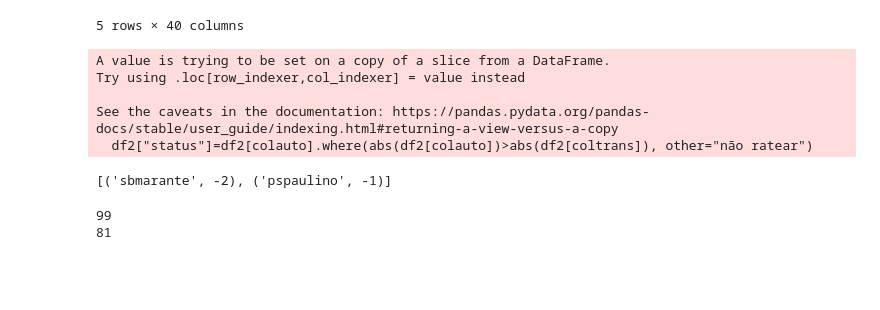
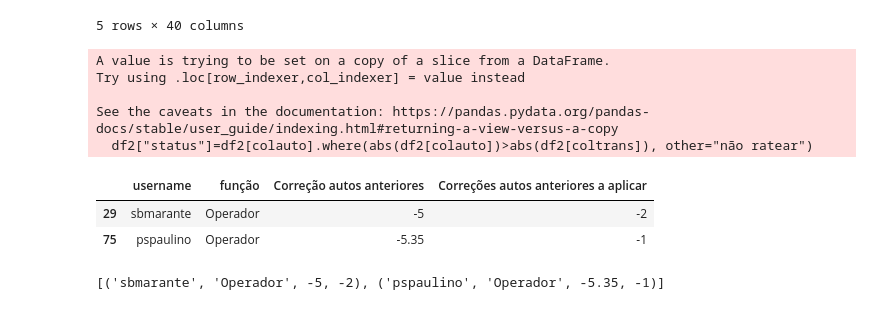
Before and after one commit to josepmatias/ONE, a Jupyter notebook: capitalização one mar 24.ipynb, the cells around one changed output. Saved outputs shown, nothing was run; the diff lists cells and outputs as text; code cells hidden in the pictures; blank space fills up the shorter version.

```diff
--- a/capitalização one mar 24.ipynb
+++ b/capitalização one mar 24.ipynb
@@ -80,45 +81,35 @@ Index(['username', 'chefe de equipa', 'função', 'parceiro', 'Activações',
 # %%
 #identificar linhas com eventos a transitar
 
 #def correcoes (df, colacti, colauto, coltrans, lista):
 def correcoes (df, colacti, colauto, coltrans):
   #df2 tem pessoas com activações, com correcções e com correcções a serem aplicadas
   df2=df.loc[(df[colacti]>0) & (df[colauto]!=0) & (df[coltrans]!=0),:]
   #df2 separa as pessoas em que se aplica a correcção total e aquelas que é preciso ratear
   df2["status"]=df2[colauto].where(abs(df2[colauto])>abs(df2[coltrans]), other="não ratear")
   df3=df2.loc[df2["status"]!="não ratear", :]
 
-  return df3[["username", coltrans]]
+  return df3[["username", "função", colauto, coltrans]]
 
 df_ajustes=correcoes(folhas_pagar2, "Activações", "Correção autos anteriores", "Correções autos anteriores a aplicar")
 
-
+df_ajustes
 #correcoes(folhas_pagar2, "Activações", "Ativação Negativa", "Ativação Negativa total a aplicar", ["username", \
 #"Activações", "Ativação Negativa", "Ativação Negativa total a aplicar"])
 # %% [output]
 A value is trying to be set on a copy of a slice from a DataFrame.
 Try using .loc[row_indexer,col_indexer] = value instead
 
 See the caveats in the documentation: https://pandas.pydata.org/pandas-docs/stable/user_guide/indexing.html#returning-a-view-versus-a-copy
   df2["status"]=df2[colauto].where(abs(df2[colauto])>abs(df2[coltrans]), other="não ratear")
+|  | username | função | Correção autos anteriores | Correções autos anteriores a aplicar |
+| 29 | sbmarante | Operador | -5 | -2 |
+| 75 | pspaulino | Operador | -5.35 | -1 |
 # %%
 #lista=df2.loc[df2["status"]!="não ratear", ["username", "Correções autos anteriores a aplicar"]].apply(lambda i: (i[0], i[1]), axis=1).tolist()
 
-lista=df_ajustes.apply(lambda i: (i[0], i[1]), axis=1).tolist()
+lista=df_ajustes.apply(lambda i: (i[0], i[1], i[2], i[3]), axis=1).tolist()
 
 lista
 # %% [output]
-[('sbmarante', -2), ('pspaulino', -1)]
+[('sbmarante', 'Operador', -5, -2), ('pspaulino', 'Operador', -5.35, -1)]
-# %%
-dici_evento={"correcção": ["Correcções marcações", "Correcções autos anteriores"]}
-
-def filtrar (df, evento, lista):
-  colunas=dici_evento.get(evento)
-  for i, j in lista:
-    print(df.loc[df["Username operador"]==i, "Username operador"].count())
-
-
-filtrar(folha_capit, "correcção", lista)
-# %% [output]
-99
-81
```
Also changed, not shown: parts of 6 cells of this notebook.
